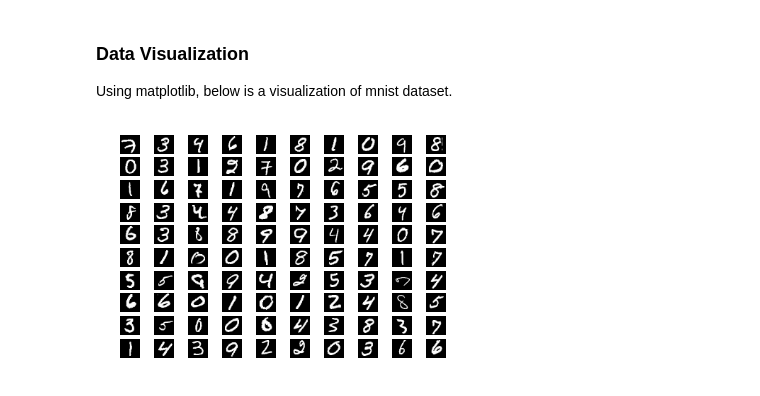
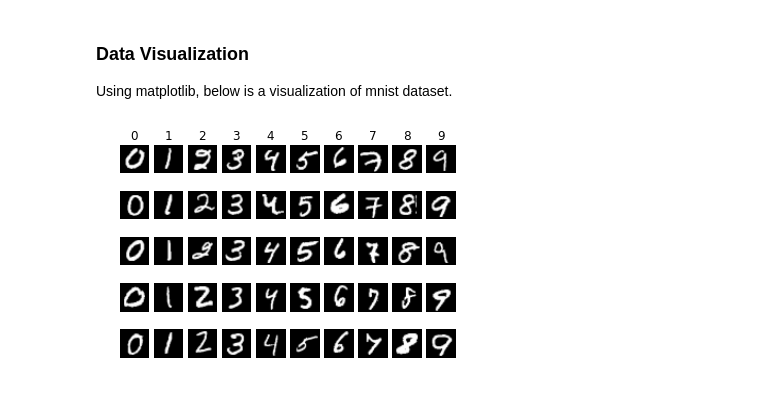
Before and after one commit to yunjey/davian-tensorflow, a Jupyter notebook: week1/1. mnist_data_introduction.ipynb, the cells around one changed output. Cells and saved outputs as stored; diff of their text form; code cells hidden in the pictures.

Commit message:
mnist intro

```diff
--- a/week1/1. mnist_data_introduction.ipynb
+++ b/week1/1. mnist_data_introduction.ipynb
@@ -47,9 +40,26 @@ import matplotlib.pyplot as plt
 # %%
-for i in range(10):
-    for j in range(10):
-        plt.subplot(10, 10, i*10+j+1)
-        plt.imshow(X_train[i*10+j].reshape(28, 28), cmap='gray')
-        plt.axis('off')
-plt.show()
+import matplotlib.pyplot as plt
+import numpy as np
+%matplotlib inline
+
+def plot_mnist(data, classes):
+
+    for i in range(10):
+        idxs = (classes == i)
+
+        # get 10 images for class i
+        images = data[idxs][0:10]
+
+        for j in range(5):
+            plt.subplot(5, 10, i + j*10 + 1)
+            plt.imshow(images[j].reshape(28, 28), cmap='gray')
+            # print a title only once for each class
+            if j == 0:
+                plt.title(i)
+            plt.axis('off')
+    plt.show()
+
+classes = np.argmax(y_train, 1)
+plot_mnist(x_train, classes)
 # %% [output]
-[figure, old version]
+[figure, new version]
```
Also changed, not shown: parts of 4 cells of this notebook.
